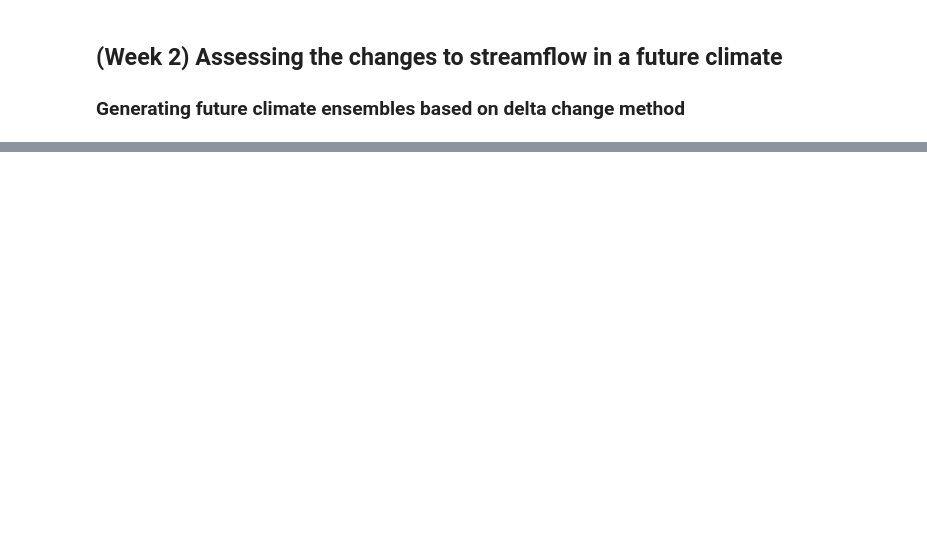
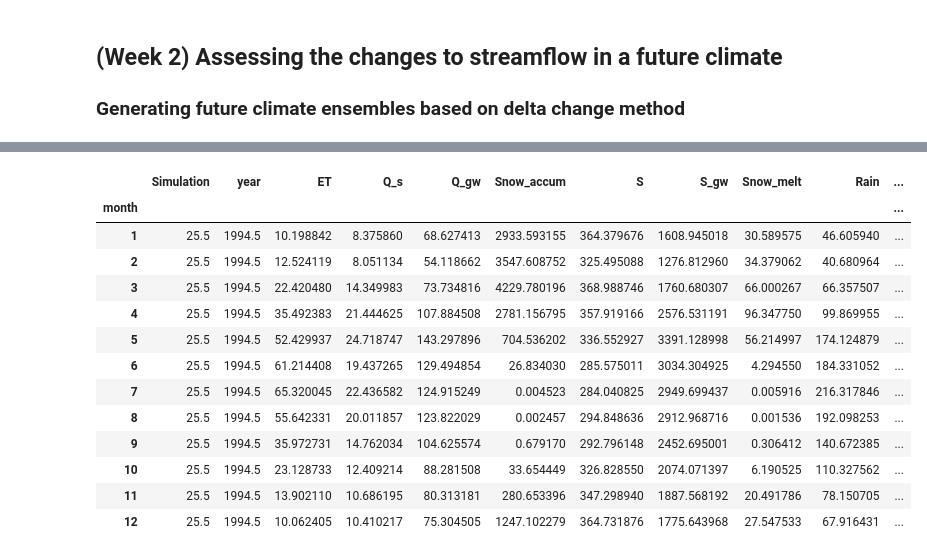
Before and after one commit to CooperBigFoot/climate-impacts, a Jupyter notebook: code/eda.ipynb, the cells around one changed output, grey strips where cells are left out. Saved outputs shown, nothing was run; the diff lists cells and outputs as text; code cells hidden in the pictures; blank space fills up the shorter version.

```diff
--- a/code/eda.ipynb
+++ b/code/eda.ipynb
@@ -335,0 +486,17 @@ observed.plot_ddf(fit_return_periods=[10, 30])
+# %%
+results["4.5"]["CLMCOM-CCLM4-ECEARTH"]
+# %% [output]
+|  | Simulation | year | ET | Q_s | Q_gw | Snow_accum | S | S_gw | Snow_melt | Rain | ... |
+| month |  |  |  |  |  |  |  |  |  |  | ... |
+| 1 | 25.5 | 1994.5 | 10.198842 | 8.375860 | 68.627413 | 2933.593155 | 364.379676 | 1608.945018 | 30.589575 | 46.605940 | ... |
+| 2 | 25.5 | 1994.5 | 12.524119 | 8.051134 | 54.118662 | 3547.608752 | 325.495088 | 1276.812960 | 34.379062 | 40.680964 | ... |
+| 3 | 25.5 | 1994.5 | 22.420480 | 14.349983 | 73.734816 | 4229.780196 | 368.988746 | 1760.680307 | 66.000267 | 66.357507 | ... |
+| 4 | 25.5 | 1994.5 | 35.492383 | 21.444625 | 107.884508 | 2781.156795 | 357.919166 | 2576.531191 | 96.347750 | 99.869955 | ... |
+| 5 | 25.5 | 1994.5 | 52.429937 | 24.718747 | 143.297896 | 704.536202 | 336.552927 | 3391.128998 | 56.214997 | 174.124879 | ... |
+| 6 | 25.5 | 1994.5 | 61.214408 | 19.437265 | 129.494854 | 26.834030 | 285.575011 | 3034.304925 | 4.294550 | 184.331052 | ... |
+| 7 | 25.5 | 1994.5 | 65.320045 | 22.436582 | 124.915249 | 0.004523 | 284.040825 | 2949.699437 | 0.005916 | 216.317846 | ... |
+| 8 | 25.5 | 1994.5 | 55.642331 | 20.011857 | 123.822029 | 0.002457 | 294.848636 | 2912.968716 | 0.001536 | 192.098253 | ... |
+| 9 | 25.5 | 1994.5 | 35.972731 | 14.762034 | 104.625574 | 0.679170 | 292.796148 | 2452.695001 | 0.306412 | 140.672385 | ... |
+| 10 | 25.5 | 1994.5 | 23.128733 | 12.409214 | 88.281508 | 33.654449 | 326.828550 | 2074.071397 | 6.190525 | 110.327562 | ... |
+| 11 | 25.5 | 1994.5 | 13.902110 | 10.686195 | 80.313181 | 280.653396 | 347.298940 | 1887.568192 | 20.491786 | 78.150705 | ... |
+| 12 | 25.5 | 1994.5 | 10.062405 | 10.410217 | 75.304505 | 1247.102279 | 364.731876 | 1775.643968 | 27.547533 | 67.916431 | ... |
```
Also changed, not shown: parts of 24 cells of this notebook.
